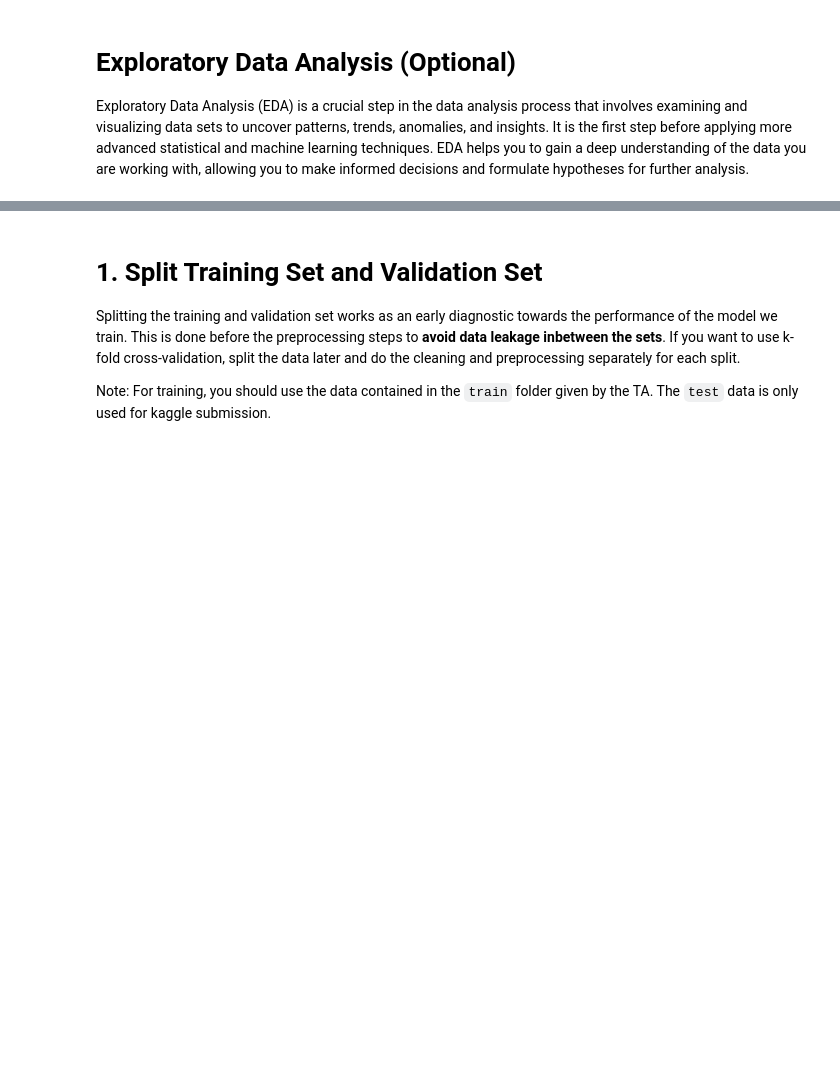
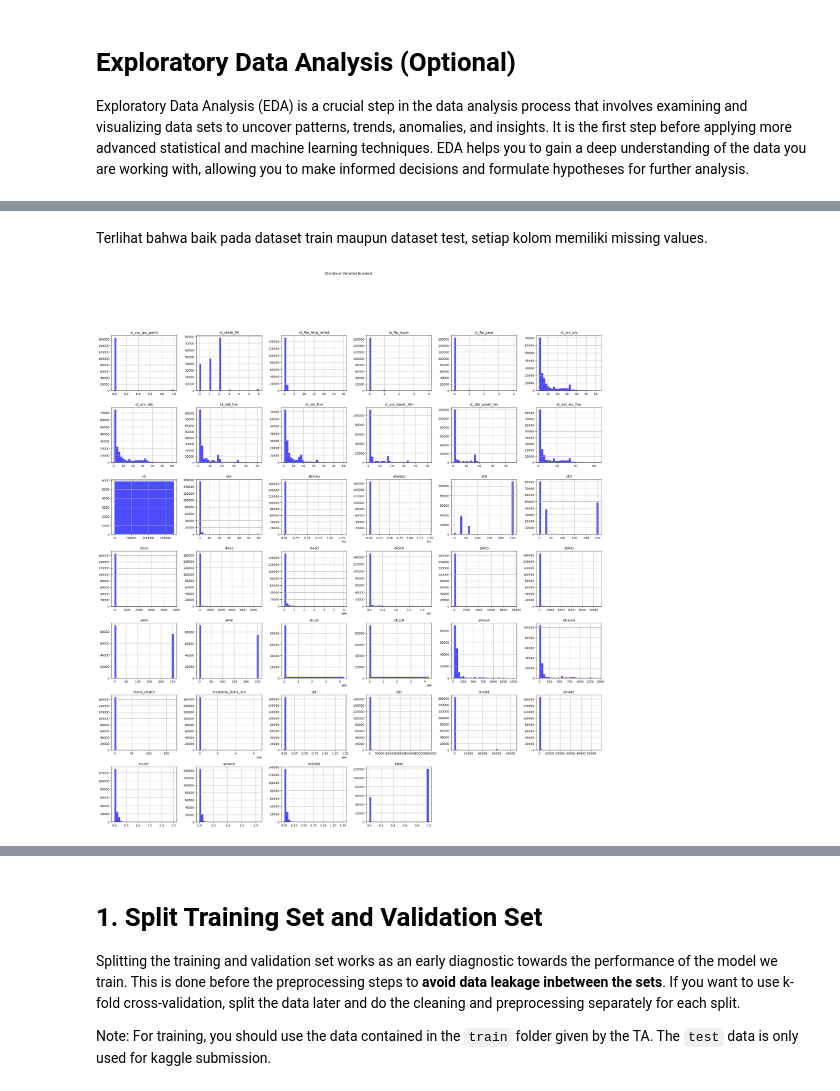
Before and after one commit to zultopia/Tubes2-IF3170-Kelompok10, a Jupyter notebook: src/IF3170 Artificial Intelligence _ Tugas Besar 2 Notebook Template.ipynb, the cells around one changed output, grey strips where cells are left out. Drawn from its saved outputs; the diff is of its cells as text; code cells hidden in the pictures; blank space fills up the shorter version.

```diff
--- a/src/IF3170 Artificial Intelligence _ Tugas Besar 2 Notebook Template.ipynb
+++ b/src/IF3170 Artificial Intelligence _ Tugas Besar 2 Notebook Template.ipynb
@@ -134,0 +156,10 @@ dtype: int64
+# %% [markdown]
+Terlihat bahwa baik pada dataset train maupun dataset test, setiap kolom memiliki missing values.
+# %%
+# Visualisasi Distribusi Variabel Numerik
+numerical_features = train_data.select_dtypes(include=["float64", "int64"]).columns
+train_data[numerical_features].hist(bins=30, figsize=(30, 30), color="blue", alpha=0.7)
+plt.suptitle("Distribusi Variabel Numerik")
+plt.show()
+# %% [output]
+[figure, added]
```
Also changed, not shown: parts of 20 cells of this notebook.
